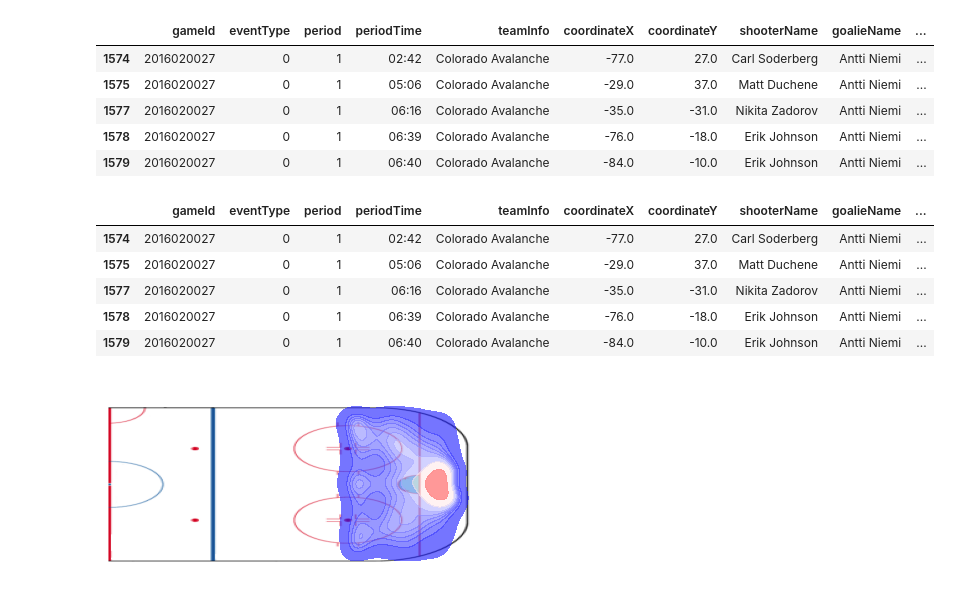
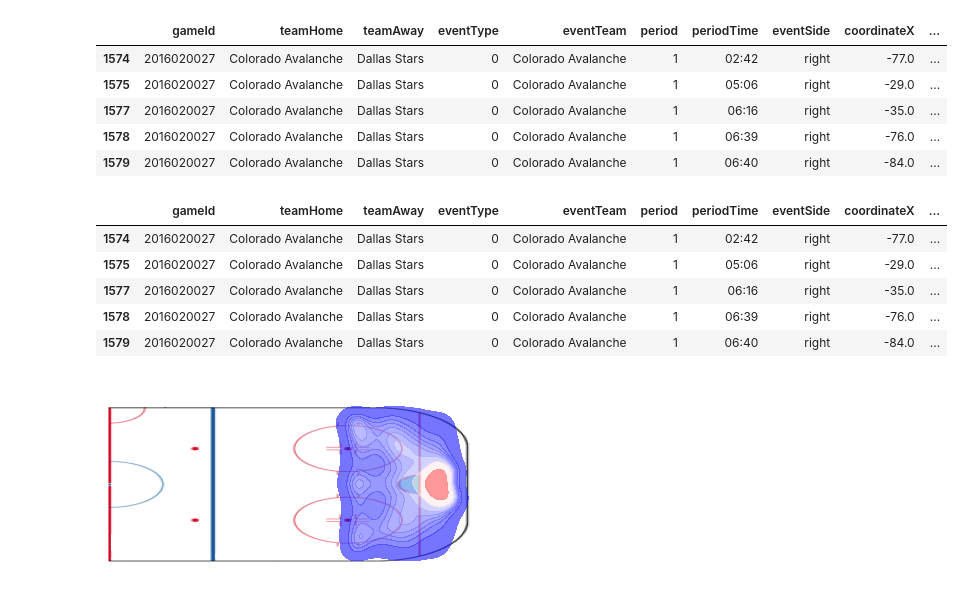
Before and after one commit to stwhitfield/hockey_prediction_project, a Jupyter notebook: FullRink.ipynb, the cells around one changed output. Drawn from its saved outputs; the diff is of its cells as text; code cells hidden in the pictures.

```diff
--- a/FullRink.ipynb
+++ b/FullRink.ipynb
@@ -1,7 +1,7 @@
 # %%
 import pandas as pd
 # %%
-df=pd.read_csv("C:/Users/hp/Downloads/tidy.csv")
+df=pd.read_csv("tidy.csv")
 # %%
 df.head()
 # %% [output]
@@ -14,29 +14,29 @@ df.head()
 # %%
-data=df[df["teamInfo"]=="Colorado Avalanche"]
+data=df[df["eventTeam"]=="Colorado Avalanche"]
 data.head()
 # %% [output]
-|  | gameId | eventType | period | periodTime | teamInfo | coordinateX | coordinateY | shooterName | goalieName | ... |
-| 1574 | 2016020027 | 0 | 1 | 02:42 | Colorado Avalanche | -77.0 | 27.0 | Carl Soderberg | Antti Niemi | ... |
-| 1575 | 2016020027 | 0 | 1 | 05:06 | Colorado Avalanche | -29.0 | 37.0 | Matt Duchene | Antti Niemi | ... |
-| 1577 | 2016020027 | 0 | 1 | 06:16 | Colorado Avalanche | -35.0 | -31.0 | Nikita Zadorov | Antti Niemi | ... |
-| 1578 | 2016020027 | 0 | 1 | 06:39 | Colorado Avalanche | -76.0 | -18.0 | Erik Johnson | Antti Niemi | ... |
-| 1579 | 2016020027 | 0 | 1 | 06:40 | Colorado Avalanche | -84.0 | -10.0 | Erik Johnson | Antti Niemi | ... |
+|  | gameId | teamHome | teamAway | eventType | eventTeam | period | periodTime | eventSide | coordinateX | ... |
+| 1574 | 2016020027 | Colorado Avalanche | Dallas Stars | 0 | Colorado Avalanche | 1 | 02:42 | right | -77.0 | ... |
+| 1575 | 2016020027 | Colorado Avalanche | Dallas Stars | 0 | Colorado Avalanche | 1 | 05:06 | right | -29.0 | ... |
+| 1577 | 2016020027 | Colorado Avalanche | Dallas Stars | 0 | Colorado Avalanche | 1 | 06:16 | right | -35.0 | ... |
+| 1578 | 2016020027 | Colorado Avalanche | Dallas Stars | 0 | Colorado Avalanche | 1 | 06:39 | right | -76.0 | ... |
+| 1579 | 2016020027 | Colorado Avalanche | Dallas Stars | 0 | Colorado Avalanche | 1 | 06:40 | right | -84.0 | ... |
 # %%
 import pandas as pd
 
-df=pd.read_csv("C:/Users/hp/Downloads/tidy.csv")
+df=pd.read_csv("tidy.csv")
 
 df.head()
 
-data=df[df["teamInfo"]=="Colorado Avalanche"]
+data=df[df["eventTeam"]=="Colorado Avalanche"]
 data.head()
 # %% [output]
-|  | gameId | eventType | period | periodTime | teamInfo | coordinateX | coordinateY | shooterName | goalieName | ... |
-| 1574 | 2016020027 | 0 | 1 | 02:42 | Colorado Avalanche | -77.0 | 27.0 | Carl Soderberg | Antti Niemi | ... |
-| 1575 | 2016020027 | 0 | 1 | 05:06 | Colorado Avalanche | -29.0 | 37.0 | Matt Duchene | Antti Niemi | ... |
-| 1577 | 2016020027 | 0 | 1 | 06:16 | Colorado Avalanche | -35.0 | -31.0 | Nikita Zadorov | Antti Niemi | ... |
-| 1578 | 2016020027 | 0 | 1 | 06:39 | Colorado Avalanche | -76.0 | -18.0 | Erik Johnson | Antti Niemi | ... |
-| 1579 | 2016020027 | 0 | 1 | 06:40 | Colorado Avalanche | -84.0 | -10.0 | Erik Johnson | Antti Niemi | ... |
+|  | gameId | teamHome | teamAway | eventType | eventTeam | period | periodTime | eventSide | coordinateX | ... |
+| 1574 | 2016020027 | Colorado Avalanche | Dallas Stars | 0 | Colorado Avalanche | 1 | 02:42 | right | -77.0 | ... |
+| 1575 | 2016020027 | Colorado Avalanche | Dallas Stars | 0 | Colorado Avalanche | 1 | 05:06 | right | -29.0 | ... |
+| 1577 | 2016020027 | Colorado Avalanche | Dallas Stars | 0 | Colorado Avalanche | 1 | 06:16 | right | -35.0 | ... |
+| 1578 | 2016020027 | Colorado Avalanche | Dallas Stars | 0 | Colorado Avalanche | 1 | 06:39 | right | -76.0 | ... |
+| 1579 | 2016020027 | Colorado Avalanche | Dallas Stars | 0 | Colorado Avalanche | 1 | 06:40 | right | -84.0 | ... |
 # %%
 import random
 
```
Also changed, not shown: parts of 2 cells of this notebook, 2 other files.
